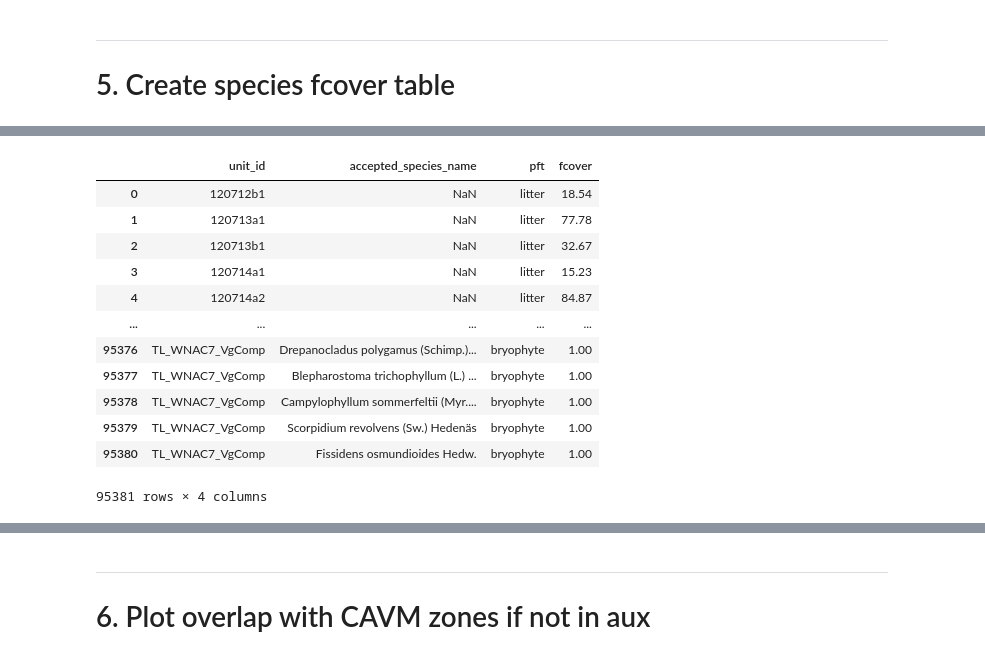
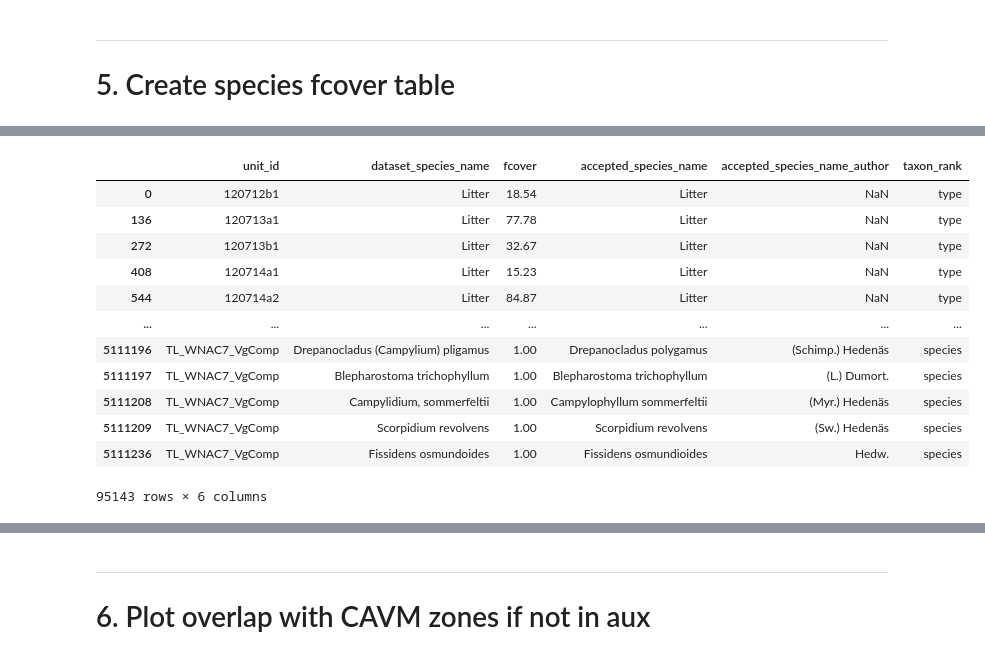
Before and after one commit to climatemodeling/alaska_pft_fcover_harmonization, a Jupyter notebook: harmonization.ipynb, the cells around one changed output, grey strips where cells are left out. Drawn from its saved outputs; the diff is of its cells as text; code cells hidden in the pictures.

Commit message:
added plot_area, plot_shape, updated dds, fixed checklist

```diff
--- a/harmonization.ipynb
+++ b/harmonization.ipynb
@@ -714,0 +730,3 @@ pft_checklist
+# %%
+taxon_ranks = sorted(list(pft_checklist['taxon_rank'].unique()))
+taxon_ranks
@@ -741,9 +820,10 @@ pft_exploded
 # %%
 # count of species/subspecies only
-checklist_w_info = pd.merge(left=pft_exploded,
-                            right=aux[['unit_id', 'data_source', 'data_subsource']],
-                            left_on='unit_id', right_on='unit_id', how='right')
-checklist_w_info = checklist_w_info[checklist_w_info['taxon_rank'].str.contains('species', na=False)]
-checklist_w_info.groupby('data_subsource')['accepted_species_name'].nunique()
+checklist_w_info = pd.merge(left=aux[['unit_id', 'data_source', 'data_subsource']],
+                            right=pft_exploded,
+                            left_on='unit_id', right_on='unit_id',
+                            how='left')
+checklist_w_info_sp = checklist_w_info[checklist_w_info['taxon_rank'].str.contains('species', na=False)]
+checklist_w_info_sp.groupby('data_subsource')['accepted_species_name'].nunique()
 # %% [output]
 data_subsource
@@ -764,8 +844,5 @@ Name: accepted_species_name, dtype: int64
 # %%
 # count of ALL species (type, family, genus, species, subspecies)
-checklist_w_info = pd.merge(left=pft_exploded,
-                            right=aux[['unit_id', 'data_source', 'data_subsource']],
-                            left_on='unit_id', right_on='unit_id', how='right')
 checklist_w_info.groupby('data_subsource')['accepted_species_name'].nunique()
 # %% [output]
 data_subsource
@@ -810,17 +898,24 @@ Name: accepted_species_name, dtype: int64
 # %%
-standard_species_fcover = standard_species_fcover[['unit_id', 'accepted_species_name', 'pft', 'fcover']]
+standard_species_fcover = pd.merge(
+    left=species_fcover[['unit_id', 'dataset_species_name', 'fcover']],
+    right=checklist_w_info[['dataset_species_name', 'accepted_species_name', 'accepted_species_name_author', 'taxon_rank']],
+    left_on='dataset_species_name',
+    right_on='dataset_species_name',
+    how='left'
+)
+standard_species_fcover.drop_duplicates(inplace=True)
 standard_species_fcover
 # %% [output]
-|  | unit_id | accepted_species_name | pft | fcover |
-| 0 | 120712b1 | NaN | litter | 18.54 |
-| 1 | 120713a1 | NaN | litter | 77.78 |
-| 2 | 120713b1 | NaN | litter | 32.67 |
-| 3 | 120714a1 | NaN | litter | 15.23 |
-| 4 | 120714a2 | NaN | litter | 84.87 |
-| ... | ... | ... | ... | ... |
-| 95376 | TL_WNAC7_VgComp | Drepanocladus polygamus (Schimp.)... | bryophyte | 1.00 |
-| 95377 | TL_WNAC7_VgComp | Blepharostoma trichophyllum (L.) ... | bryophyte | 1.00 |
-| 95378 | TL_WNAC7_VgComp | Campylophyllum sommerfeltii (Myr.... | bryophyte | 1.00 |
-| 95379 | TL_WNAC7_VgComp | Scorpidium revolvens (Sw.) Hedenäs | bryophyte | 1.00 |
-| 95380 | TL_WNAC7_VgComp | Fissidens osmundioides Hedw. | bryophyte | 1.00 |
+|  | unit_id | dataset_species_name | fcover | accepted_species_name | accepted_species_name_author | taxon_rank |
+| 0 | 120712b1 | Litter | 18.54 | Litter | NaN | type |
+| 136 | 120713a1 | Litter | 77.78 | Litter | NaN | type |
+| 272 | 120713b1 | Litter | 32.67 | Litter | NaN | type |
+| 408 | 120714a1 | Litter | 15.23 | Litter | NaN | type |
+| 544 | 120714a2 | Litter | 84.87 | Litter | NaN | type |
+| ... | ... | ... | ... | ... | ... | ... |
+| 5111196 | TL_WNAC7_VgComp | Drepanocladus (Campylium) pligamus | 1.00 | Drepanocladus polygamus | (Schimp.) Hedenäs | species |
+| 5111197 | TL_WNAC7_VgComp | Blepharostoma trichophyllum | 1.00 | Blepharostoma trichophyllum | (L.) Dumort. | species |
+| 5111208 | TL_WNAC7_VgComp | Campylidium, sommerfeltii | 1.00 | Campylophyllum sommerfeltii | (Myr.) Hedenäs | species |
+| 5111209 | TL_WNAC7_VgComp | Scorpidium revolvens | 1.00 | Scorpidium revolvens | (Sw.) Hedenäs | species |
+| 5111236 | TL_WNAC7_VgComp | Fissidens osmundoides | 1.00 | Fissidens osmundioides | Hedw. | species |
-95381 rows × 4 columns
+95143 rows × 6 columns
```
Also changed, not shown: parts of 43 cells of this notebook, 5 other files.
